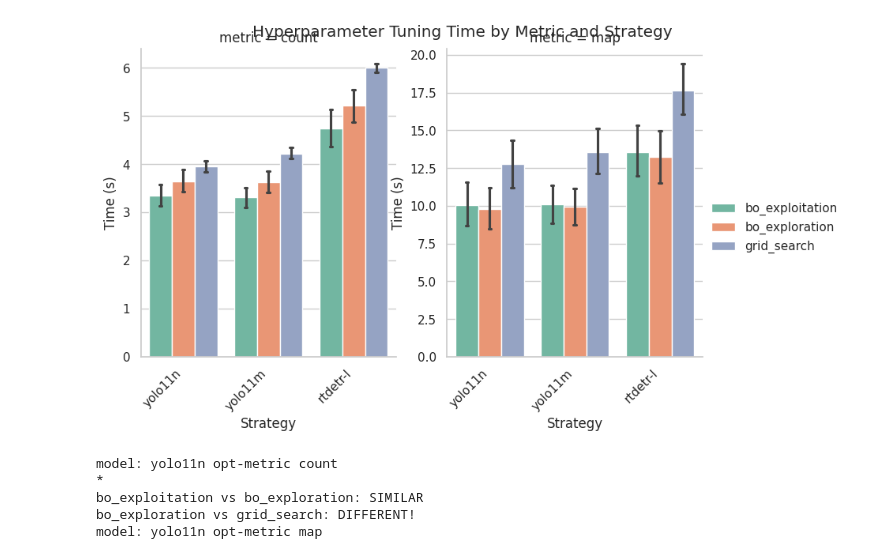
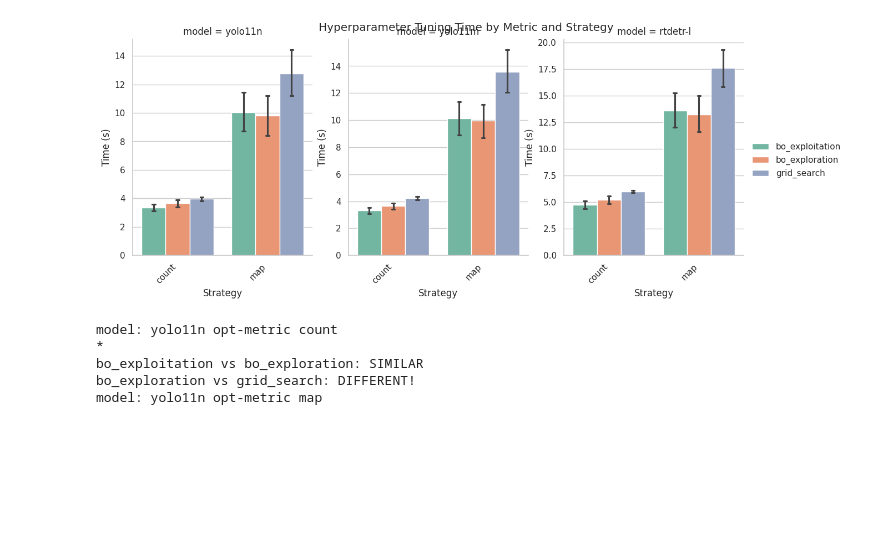
Before and after one commit to Niche-Lab/ant-detective, a Jupyter notebook: _5_eval-study2.ipynb, the cells around one changed output. Saved outputs shown, nothing was run; the diff lists cells and outputs as text; code cells hidden in the pictures; blank space fills up the shorter version.

Commit message:
tuning time figure

```diff
--- a/_5_eval-study2.ipynb
+++ b/_5_eval-study2.ipynb
@@ -52,11 +52,11 @@ data_hptime = data.query("metric != 'baseline' and time_hptuning < 40")
 
 # col_facet by metric, x=strategy, y time_hptuning,
 g = sns.FacetGrid(data_hptime,
-    col='metric',
+    col='model',
     sharey=False,
     height=5, aspect=.8)
 g.map_dataframe(sns.barplot,
-    x='model', y='time_hptuning',
+    x='metric', y='time_hptuning',
     hue='strategy', hue_order=strategy_order,
     width=0.8,
     # add caps to the error bars
@@ -77,4 +78,4 @@ UserWarning: set_ticklabels() should only be used with a fixed number of ticks,
-[figure, old version]
+[figure, new version]
 # %%
 # test hukey hsd between three groups
 from statsmodels.stats.multicomp import pairwise_tukeyhsd
```
Also changed, not shown: parts of 1 cell of this notebook, 1 other file.
